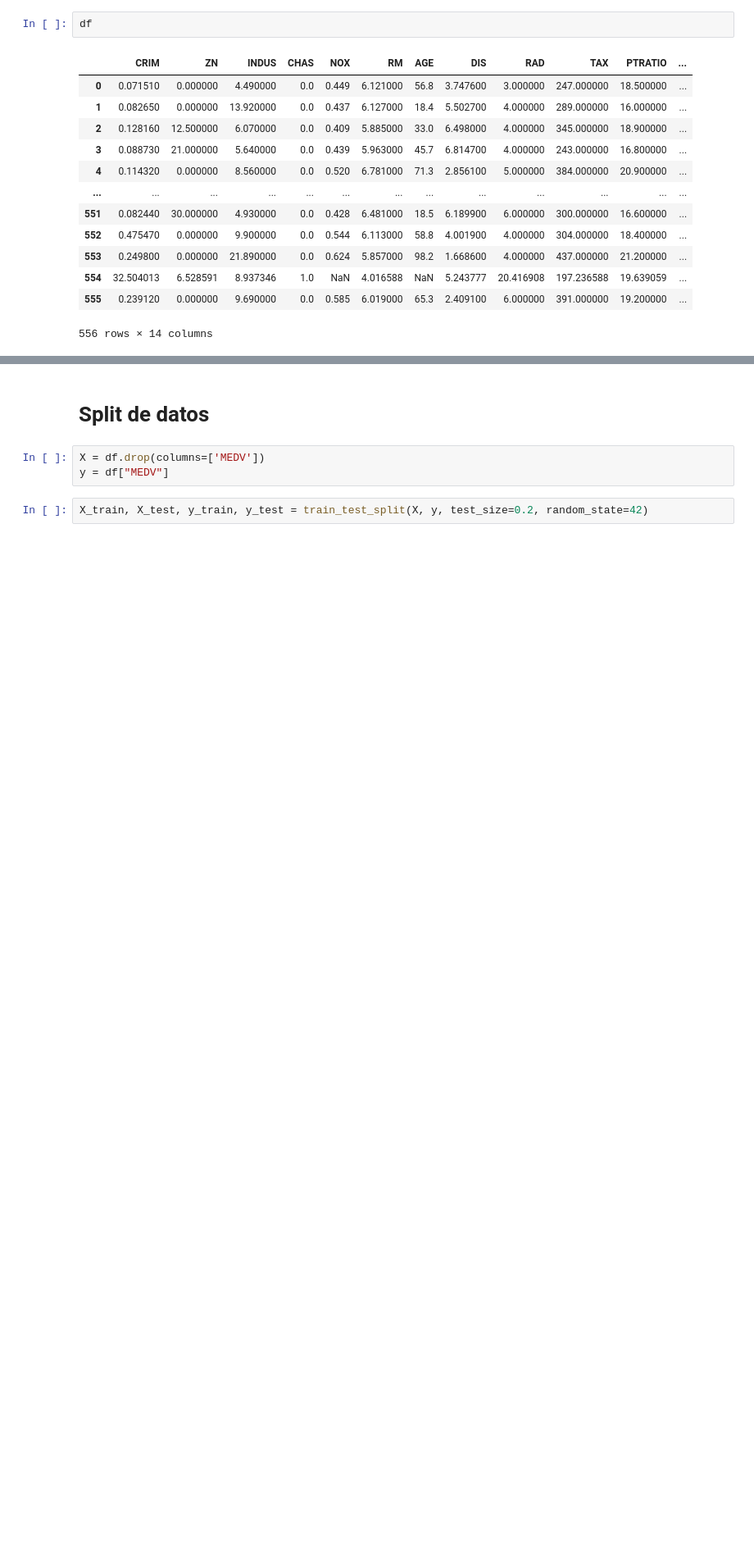
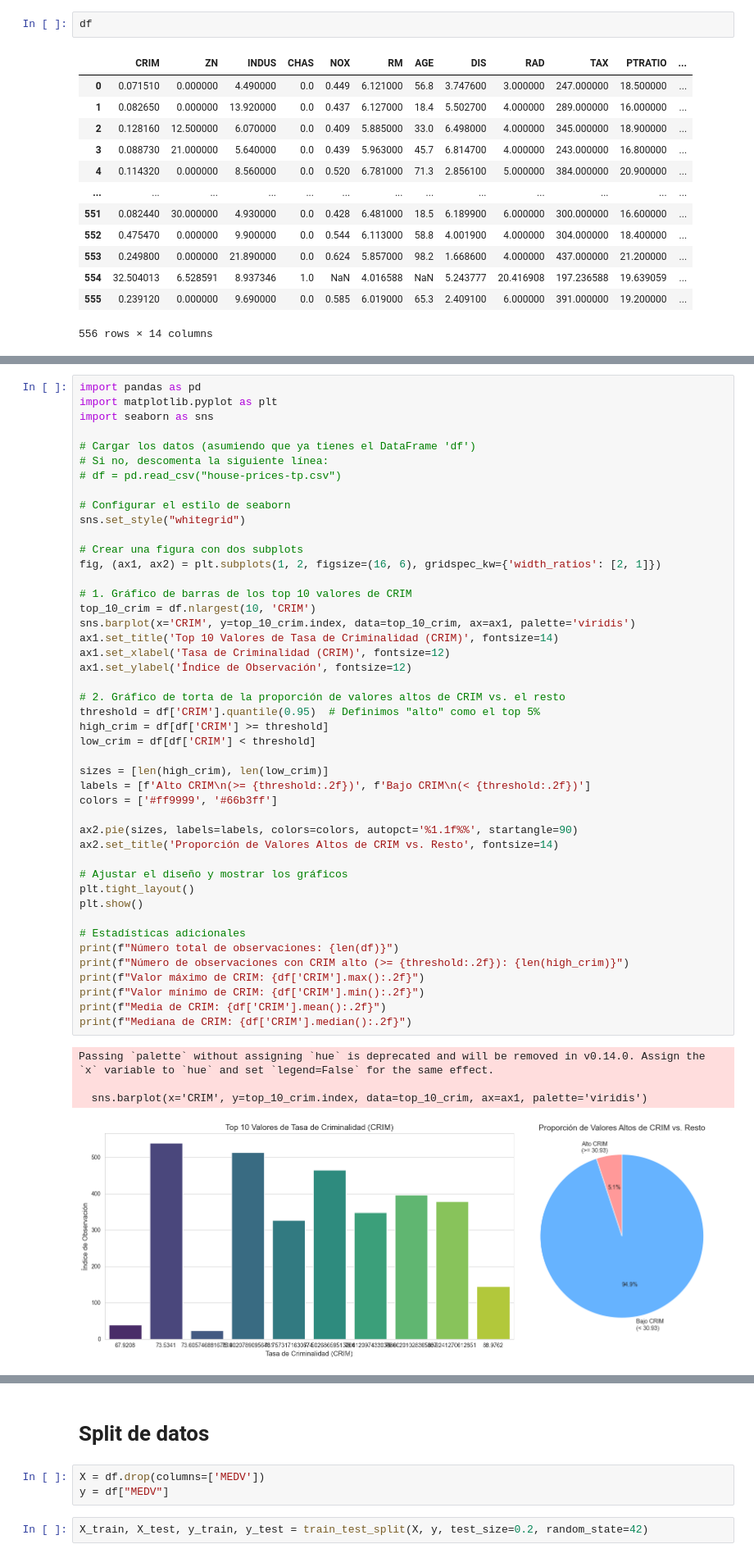
Before and after one commit to franciscoryb1/AA1-TUIA-RodriguezYBarros-Menescaldi-Britos, a Jupyter notebook: TP.ipynb, the cells around one changed output, grey strips where cells are left out. Shown at 82% size. Drawn from its saved outputs; the diff is of its cells as text; blank space fills up the shorter version.

```diff
--- a/TP.ipynb
+++ b/TP.ipynb
@@ -78,0 +325,50 @@ df
+# %%
+import pandas as pd
+import matplotlib.pyplot as plt
+import seaborn as sns
+
+# Cargar los datos (asumiendo que ya tienes el DataFrame 'df')
+# Si no, descomenta la siguiente línea:
+# df = pd.read_csv("house-prices-tp.csv")
+
+# Configurar el estilo de seaborn
+sns.set_style("whitegrid")
+
+# Crear una figura con dos subplots
+fig, (ax1, ax2) = plt.subplots(1, 2, figsize=(16, 6), gridspec_kw={'width_ratios': [2, 1]})
+
+# 1. Gráfico de barras de los top 10 valores de CRIM
+top_10_crim = df.nlargest(10, 'CRIM')
+sns.barplot(x='CRIM', y=top_10_crim.index, data=top_10_crim, ax=ax1, palette='viridis')
+ax1.set_title('Top 10 Valores de Tasa de Criminalidad (CRIM)', fontsize=14)
+ax1.set_xlabel('Tasa de Criminalidad (CRIM)', fontsize=12)
+ax1.set_ylabel('Índice de Observación', fontsize=12)
+
+# 2. Gráfico de torta de la proporción de valores altos de CRIM vs. el resto
+threshold = df['CRIM'].quantile(0.95)  # Definimos "alto" como el top 5%
+high_crim = df[df['CRIM'] >= threshold]
+low_crim = df[df['CRIM'] < threshold]
+
+sizes = [len(high_crim), len(low_crim)]
+labels = [f'Alto CRIM\n(>= {threshold:.2f})', f'Bajo CRIM\n(< {threshold:.2f})']
+colors = ['#ff9999', '#66b3ff']
+
+ax2.pie(sizes, labels=labels, colors=colors, autopct='%1.1f%%', startangle=90)
+ax2.set_title('Proporción de Valores Altos de CRIM vs. Resto', fontsize=14)
+
+# Ajustar el diseño y mostrar los gráficos
+plt.tight_layout()
+plt.show()
+
+# Estadísticas adicionales
+print(f"Número total de observaciones: {len(df)}")
+print(f"Número de observaciones con CRIM alto (>= {threshold:.2f}): {len(high_crim)}")
+print(f"Valor máximo de CRIM: {df['CRIM'].max():.2f}")
+print(f"Valor mínimo de CRIM: {df['CRIM'].min():.2f}")
+print(f"Media de CRIM: {df['CRIM'].mean():.2f}")
+print(f"Mediana de CRIM: {df['CRIM'].median():.2f}")
+# %% [output]
+Passing `palette` without assigning `hue` is deprecated and will be removed in v0.14.0. Assign the `x` variable to `hue` and set `legend=False` for the same effect.
+
+  sns.barplot(x='CRIM', y=top_10_crim.index, data=top_10_crim, ax=ax1, palette='viridis')
+[figure, added]
```
Also changed, not shown: parts of 31 cells of this notebook.
